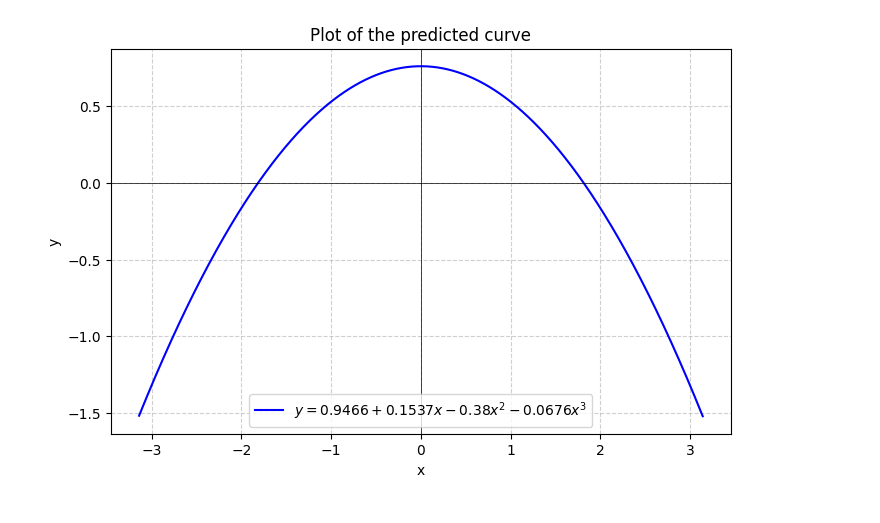
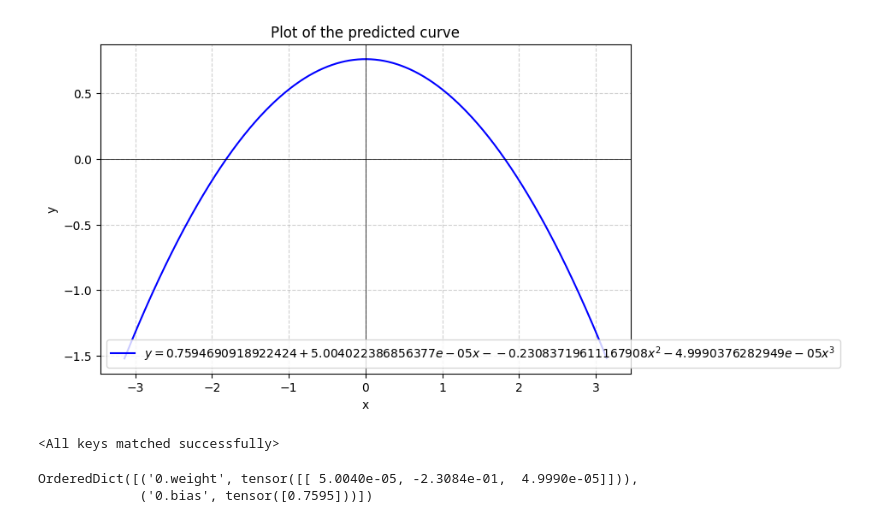
Before and after one commit to dineshmanideep/captcha_cracknet, a Jupyter notebook: vivin_dsouza.ipynb, the cells around one changed output. Drawn from its saved outputs; the diff is of its cells as text; code cells hidden in the pictures.

```diff
--- a/vivin_dsouza.ipynb
+++ b/vivin_dsouza.ipynb
@@ -51,21 +56,30 @@ Result: y = 0.7594690918922424 + -4.999944940209389e-05 x + -0.23083719611167908
 # %%
 a0 = linear_layer.bias.item()
 a1 = linear_layer.weight[:, 0].item()
 a2 = linear_layer.weight[:, 1].item()
 a3 = linear_layer.weight[:, 2].item()
 x = np.linspace(-math.pi, math.pi, 2000)
 
 y = a0 + a1*x + a2*x**2 + a3*x**3
 
 plt.figure(figsize=(8, 5))
-plt.plot(x, y, label=r'$y = 0.9466 + 0.1537x - 0.38x^2 - 0.0676x^3$', color='b')
+plt.plot(x, y, label=f'$y = {a0} + {a1}x - {a2}x^2 -{a3}x^3$', color='b')
 plt.axhline(0, color='black', linewidth=0.5)
 plt.axvline(0, color='black', linewidth=0.5)
 plt.grid(True, linestyle="--", alpha=0.6)
 plt.xlabel("x")
 plt.ylabel("y")
 plt.title("Plot of the predicted curve")
 plt.legend()
 plt.show()
 # %% [output]
-[figure, old version]
+[figure, new version]
+# %%
+model.load_state_dict(torch.load(path))
+# %% [output]
+<All keys matched successfully>
+# %%
+torch.load(path)
+# %% [output]
+OrderedDict([('0.weight', tensor([[ 5.0040e-05, -2.3084e-01,  4.9990e-05]])),
+             ('0.bias', tensor([0.7595]))])
```
Also changed, not shown: parts of 5 cells of this notebook.
